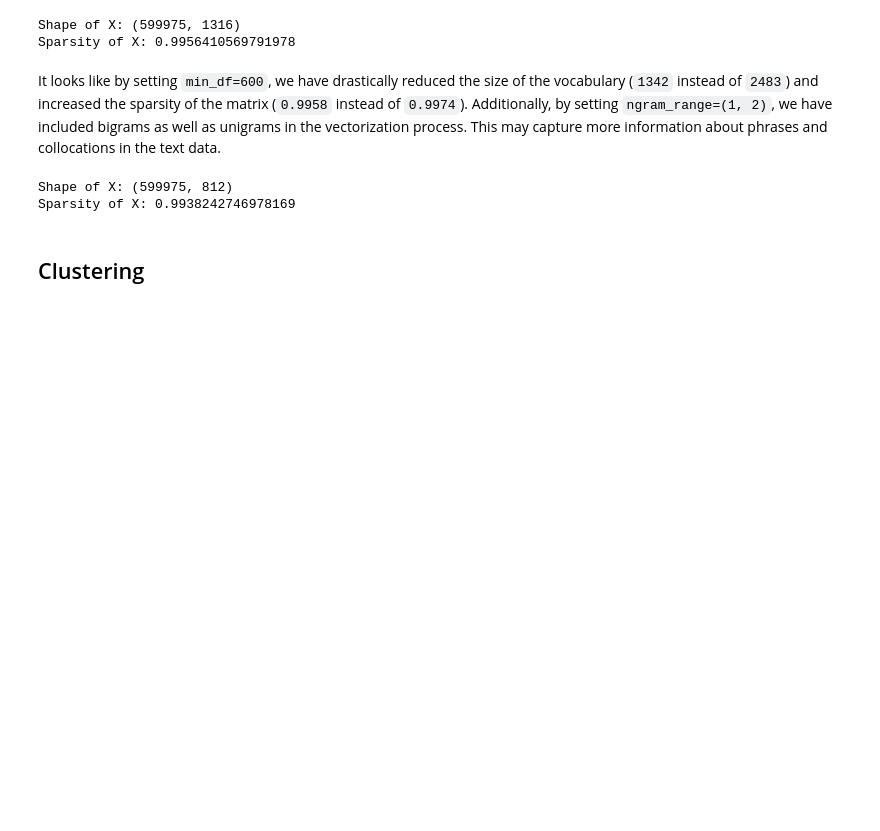
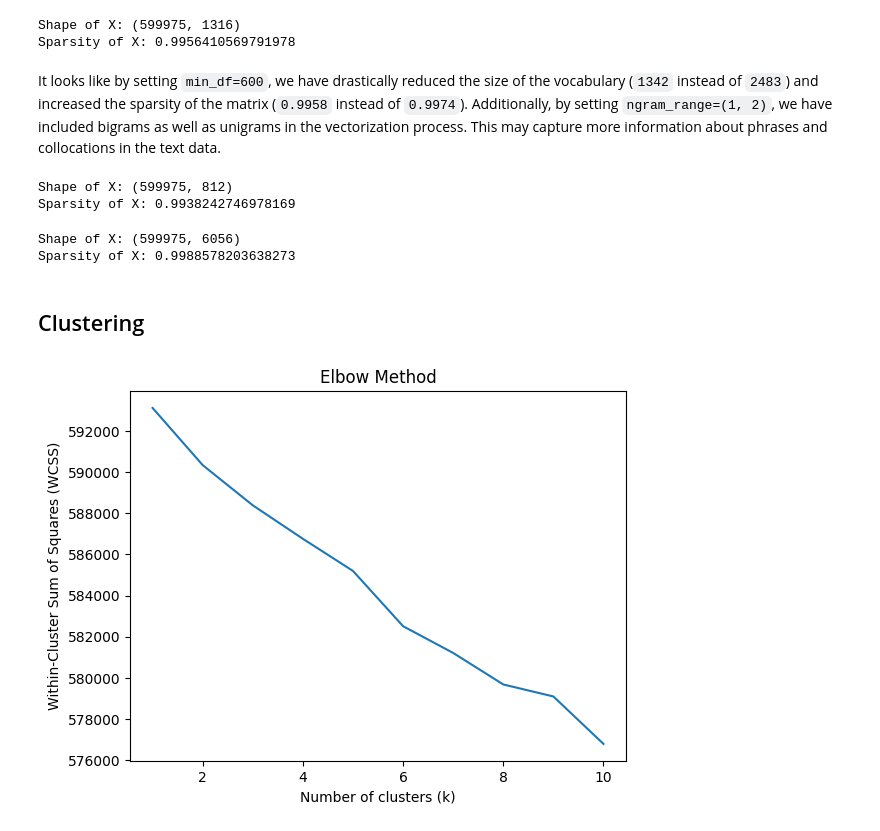
Before and after one commit to JammalAdeyemi/Sentiment_Analysis, a Jupyter notebook: Notebooks/Clustering.ipynb, the cells around one changed output. Cells and saved outputs as stored; diff of their text form; code cells hidden in the pictures; blank space fills up the shorter version.

```diff
--- a/Notebooks/Clustering.ipynb
+++ b/Notebooks/Clustering.ipynb
@@ -273,23 +274,40 @@ print("Sparsity of X:", 1 - X3.nnz / float(X3.shape[0] * X3.shape[1]))
 # %% [output]
 Shape of X: (599975, 812)
 Sparsity of X: 0.9938242746978169
+# %%
+# lET'S TRY SOMETHING ELSE
+
+# Create an instance of the vectorizer with desired parameters
+vectorizer = TfidfVectorizer(min_df=50,max_features=10000)
+
+# Apply the vectorizer to the clean text data
+X4 = vectorizer.fit_transform(df['Clean_text'])
+
+# Print the shape and sparsity of the resulting matrix
+print("Shape of X:", X4.shape)
+print("Sparsity of X:", 1 - X4.nnz / float(X4.shape[0] * X4.shape[1]))
+# %% [output]
+Shape of X: (599975, 6056)
+Sparsity of X: 0.9988578203638273
 # %% [markdown]
 ## Clustering
 # %%
-# # Define a range of k values to test
-# k_values = range(1, 11)
+# Define a range of k values to test
+k_values = range(1, 11)
 
-# # Compute the WCSS for each value of k
-# wcss_values = []
-# for k in k_values:
-#     kmeans = KMeans(n_clusters=k, random_state=42)
-#     kmeans.fit(X3)
-#     wcss_values.append(kmeans.inertia_)
+# Compute the WCSS for each value of k
+wcss_values = []
+for k in k_values:
+    kmeans = KMeans(n_clusters=k, random_state=42)
+    kmeans.fit(X4)
+    wcss_values.append(kmeans.inertia_)
 
-# # Plot the WCSS as a function of k
-# plt.plot(k_values, wcss_values)
-# plt.xlabel('Number of clusters (k)')
-# plt.ylabel('Within-Cluster Sum of Squares (WCSS)')
-# plt.title('Elbow Method')
-# plt.show()
+# Plot the WCSS as a function of k
+plt.plot(k_values, wcss_values)
+plt.xlabel('Number of clusters (k)')
+plt.ylabel('Within-Cluster Sum of Squares (WCSS)')
+plt.title('Elbow Method')
+plt.show()
+# %% [output]
+[figure, added]
 # %%
```
Also changed, not shown: parts of 5 cells of this notebook, 1 other file.
